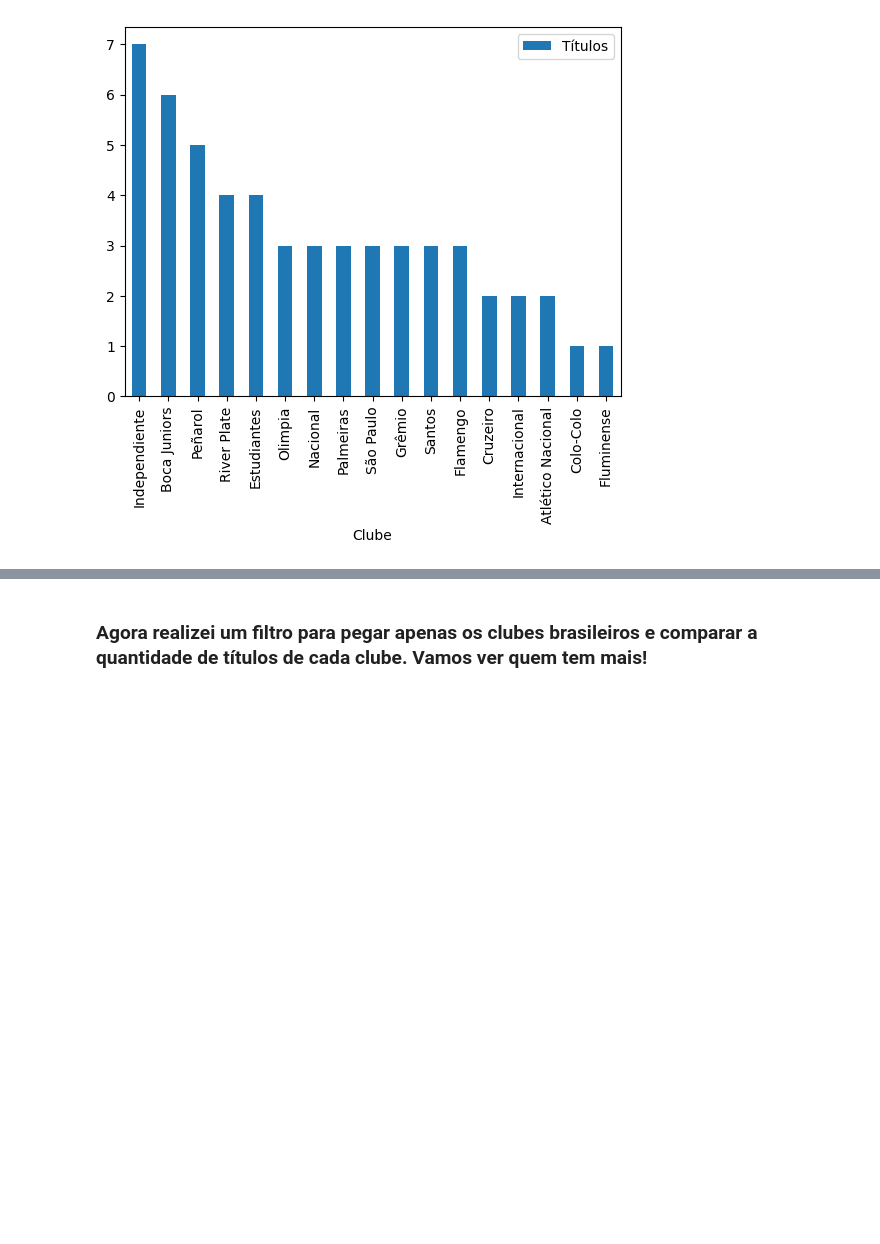
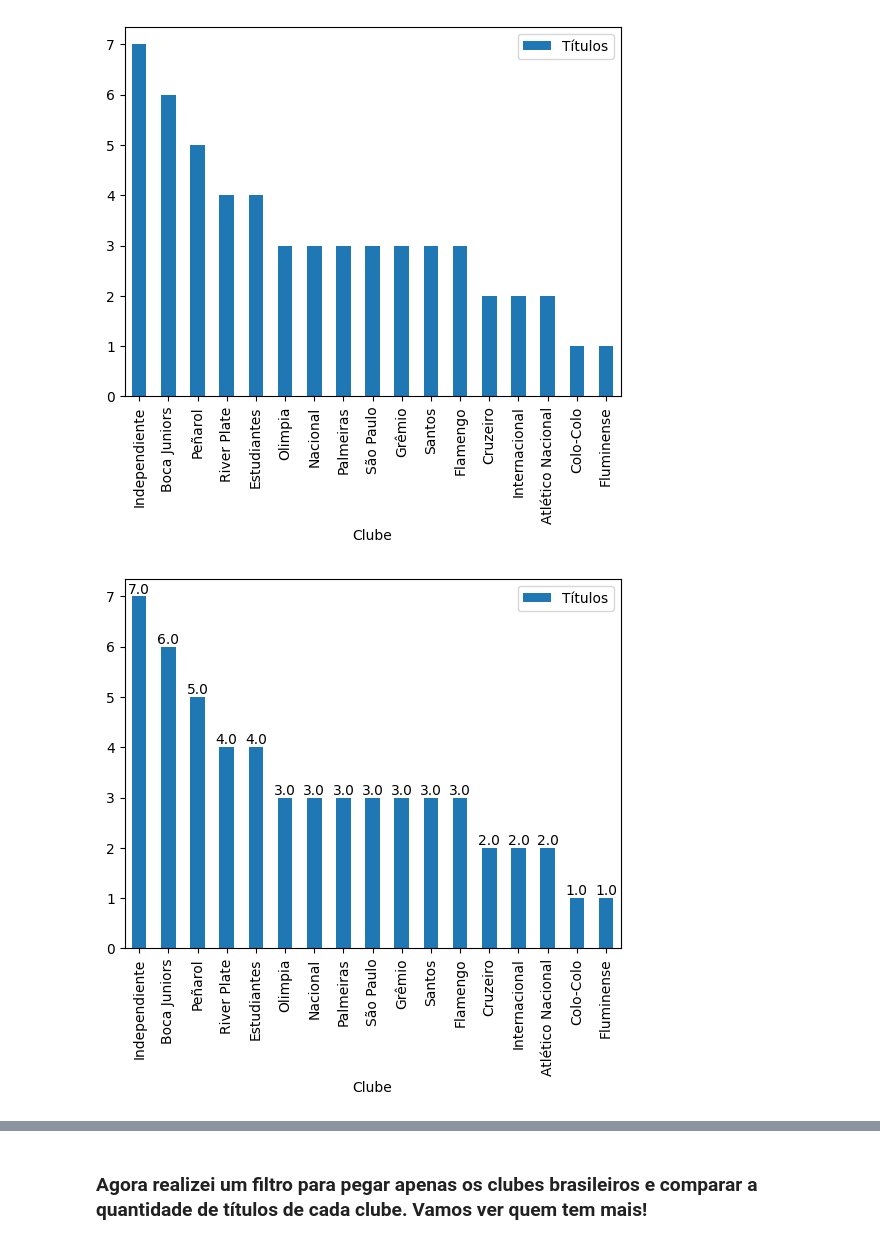
Before and after one commit to hugodevelopment/Web-Scraping, a Jupyter notebook: Liberta_wiki.ipynb, the cells around one changed output, grey strips where cells are left out. Saved outputs shown, nothing was run; the diff lists cells and outputs as text; code cells hidden in the pictures; blank space fills up the shorter version.

Commit message:
criando uma funçao para graficos
Criando uma função para grafico de barras para adicionar as legendas

```diff
--- a/Liberta_wiki.ipynb
+++ b/Liberta_wiki.ipynb
@@ -21,3 +27,12 @@ Separei o projeto em 3 etapas:
+# %%
+def grafico_barras(tabela, x, y):
+  ax = tabela.plot.bar(x=x, y=y)
+
+  # Adicionando rótulos
+  for i in ax.patches:
+      plt.text(i.get_x() + i.get_width() / 2., i.get_height(), str(round(i.get_height(), 2)), ha='center', va='bottom')
+
+  plt.show()
 # %%
 from bs4 import BeautifulSoup
 import requests
@@ -130,3 +145,7 @@ top_17_winners.plot.bar(x='Clube', y='Títulos')
 # %% [output]
 <Axes: xlabel='Clube'>
 [figure]
+# %%
+grafico_barras(top_17_winners,'Clube','Títulos')
+# %% [output]
+[figure, added]
```
Also changed, not shown: parts of 3 cells of this notebook.
